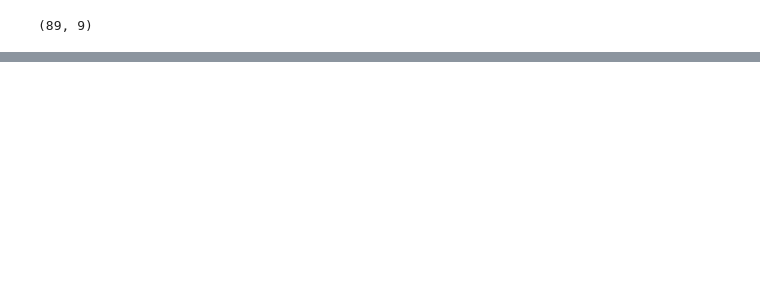
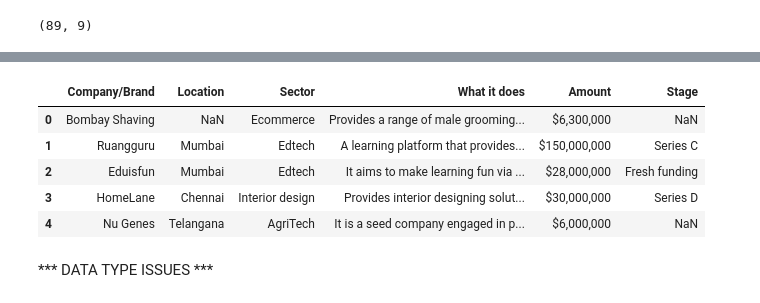
Before and after one commit to inspiredjoel/seattle_project1, a Jupyter notebook: lp1.ipynb, the cells around one changed output, grey strips where cells are left out. Saved outputs shown, nothing was run; the diff lists cells and outputs as text; code cells hidden in the pictures; blank space fills up the shorter version.

Commit message:
data cleaning

```diff
--- a/lp1.ipynb
+++ b/lp1.ipynb
@@ -274,0 +441,11 @@ memory usage: 24.8+ KB
+# %%
+# Droping unwanted columns
+
+data2019.drop(columns=['Founded','Founders'], inplace=True)
+# %%
+#Renaming columnsb
+data2019.rename(columns = {
+                        'Amount($)':'Amount',
+                        'HeadQuarter':'Location',
+                        },
+             inplace = True)
@@ -274,0 +474,13 @@ memory usage: 24.8+ KB
+# %%
+pd.set_option('display.max_rows', None)
+# %%
+data2019.head()
+# %% [output]
+|  | Company/Brand | Location | Sector | What it does | Amount | Stage |
+| 0 | Bombay Shaving | NaN | Ecommerce | Provides a range of male grooming... | $6,300,000 | NaN |
+| 1 | Ruangguru | Mumbai | Edtech | A learning platform that provides... | $150,000,000 | Series C |
+| 2 | Eduisfun | Mumbai | Edtech | It aims to make learning fun via ... | $28,000,000 | Fresh funding |
+| 3 | HomeLane | Chennai | Interior design | Provides interior designing solut... | $30,000,000 | Series D |
+| 4 | Nu Genes | Telangana | AgriTech | It is a seed company engaged in p... | $6,000,000 | NaN |
+# %% [markdown]
+*** DATA TYPE ISSUES ***
```
Also changed, not shown: parts of 48 cells of this notebook.
